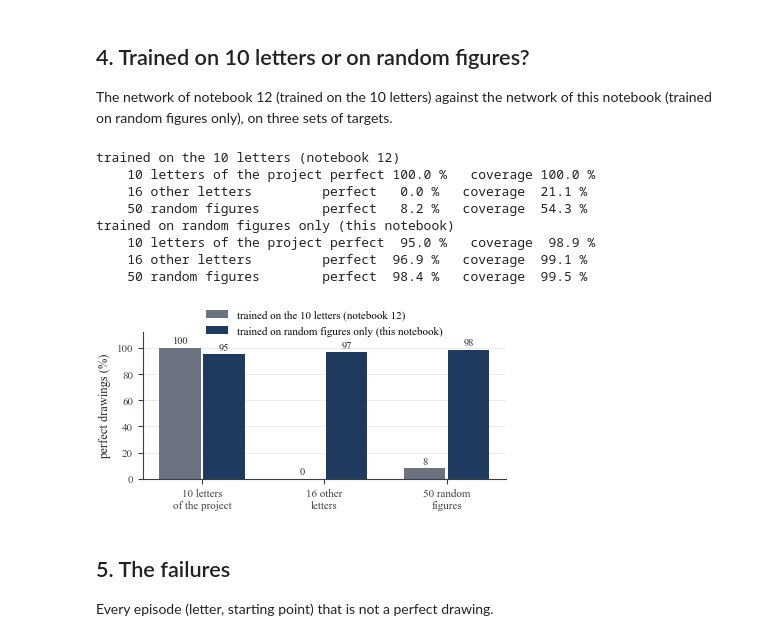
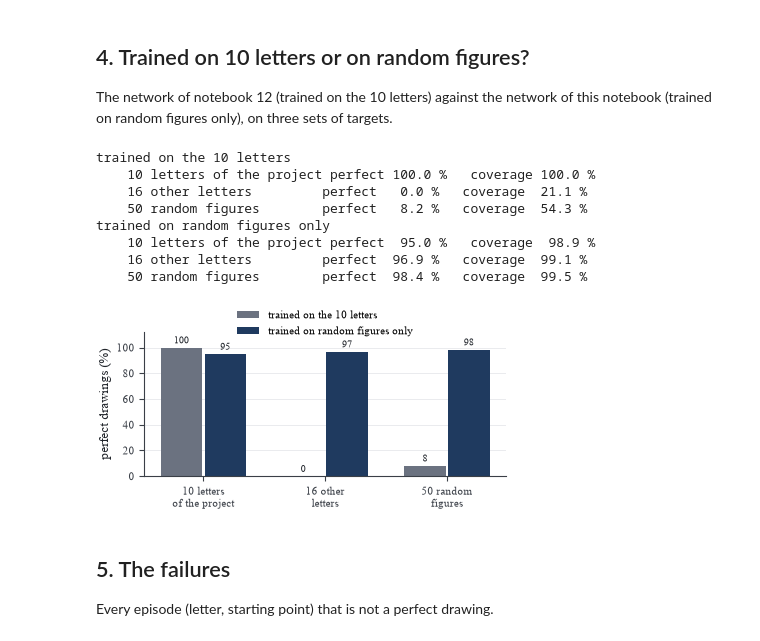
Before and after one commit to VeneraSinanaj/letter-writing-agent, a Jupyter notebook: notebooks/13_free_draw_generalisation.ipynb, the cells around one changed output. Drawn from its saved outputs; the diff is of its cells as text; code cells hidden in the pictures.

Commit message:
Add blank-sheet report figures fig15-fig17

```diff
--- a/notebooks/13_free_draw_generalisation.ipynb
+++ b/notebooks/13_free_draw_generalisation.ipynb
@@ -211,41 +212,42 @@ net12.eval()
 letters12 = play_all(net12, ALL)
 subset = lambda results, names: {n: results[n] for n in names}
 set_labels = ["10 letters\nof the project", "16 other\nletters", "50 random\nfigures"]
-runs = {"trained on the 10 letters (notebook 12)":
+runs = {"trained on the 10 letters":
             [subset(letters12, TRAINING_LETTERS), subset(letters12, TEST_LETTERS), play_all(net12, held_out)],
-        "trained on random figures only (this notebook)":
+        "trained on random figures only":
             [subset(letter_eps, TRAINING_LETTERS), subset(letter_eps, TEST_LETTERS), play_all(net, held_out)]}
 scores = {}
 for label, parts in runs.items():
     scores[label] = [(100 * mean_of(r, "perfect"), 100 * mean_of(r, "coverage")) for r in parts]
     print(label)
     for set_label, (p, c) in zip(set_labels, scores[label]):
         print(f"    {set_label.replace(chr(10), ' '):<24} perfect {p:5.1f} %   coverage {c:5.1f} %")
 
 fig, ax = plt.subplots(figsize=(rs.WIDTH * 0.62, 2.4))
 x = np.arange(len(set_labels))
 for k, ((label, vals), color) in enumerate(zip(scores.items(), [rs.SLATE, rs.NAVY])):
     perfect = [p for p, _ in vals]
     bars = ax.bar(x + (k - 0.5) * 0.36, perfect, 0.34, color=color, label=label)
     for b, v in zip(bars, perfect):
         ax.text(b.get_x() + b.get_width() / 2, v + 1.5, f"{v:.0f}", ha="center", va="bottom", fontsize=7.5, color=rs.TEXT)
 ax.set_xticks(x, set_labels)
 ax.set_ylim(0, 112)
 rs.axes_style(ax, None, "perfect drawings (%)")
 ax.legend(loc="upper center", bbox_to_anchor=(0.5, 1.22), ncol=1)
 fig.tight_layout()
 fig.savefig("../results/13_comparison.png")
+fig.savefig("../figures/fig16_blank_sheet_generalisation.png")   # report figure
 plt.show()
 # %% [output]
-trained on the 10 letters (notebook 12)
+trained on the 10 letters
     10 letters of the project perfect 100.0 %   coverage 100.0 %
     16 other letters         perfect   0.0 %   coverage  21.1 %
     50 random figures        perfect   8.2 %   coverage  54.3 %
-trained on random figures only (this notebook)
+trained on random figures only
     10 letters of the project perfect  95.0 %   coverage  98.9 %
     16 other letters         perfect  96.9 %   coverage  99.1 %
     50 random figures        perfect  98.4 %   coverage  99.5 %
-[figure, old version]
+[figure, new version]
 # %% [markdown]
 ## 5. The failures
 
```
Also changed, not shown: parts of 2 cells of this notebook, 16 other files.
